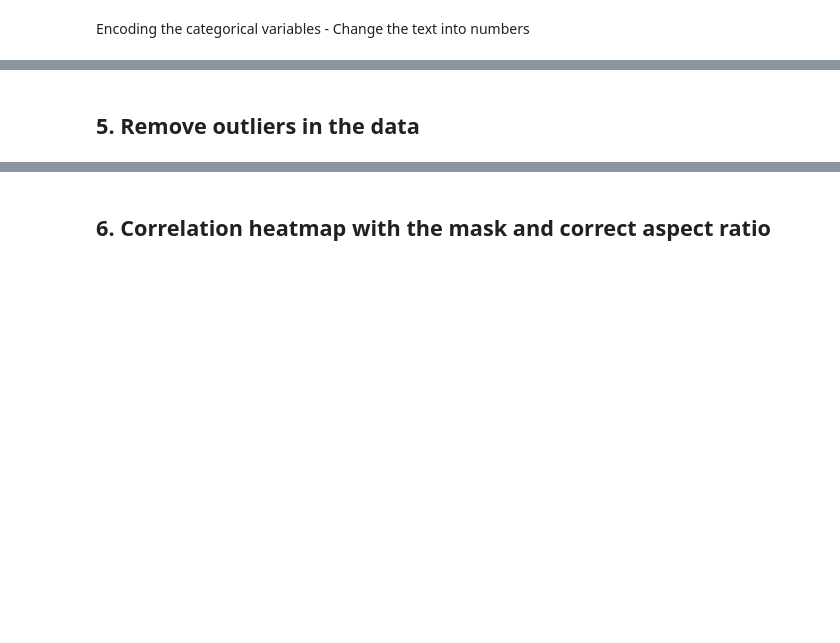
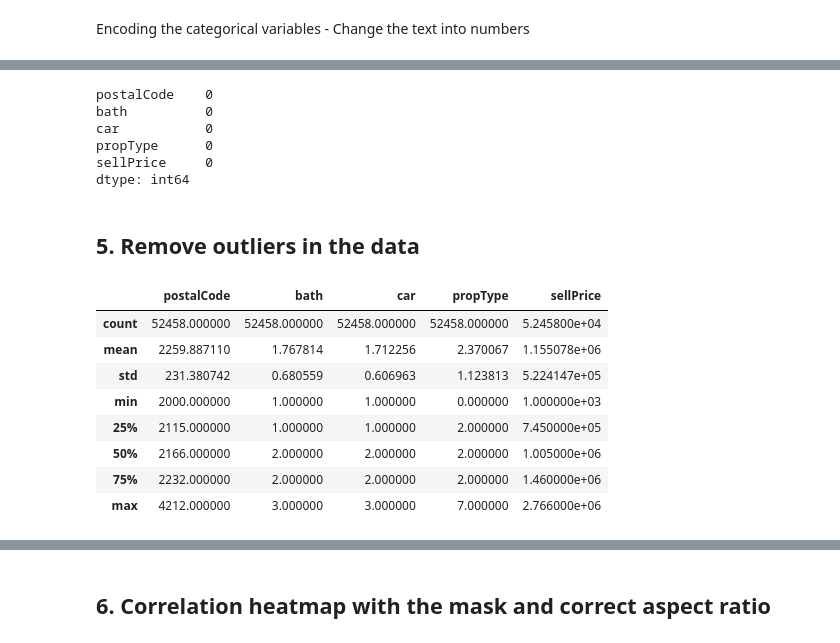
Before and after one commit to DLPY/Regression-Session-2, a Jupyter notebook: SydneyHousePrices_MultipleRegression.ipynb, the cells around one changed output, grey strips where cells are left out. Drawn from its saved outputs; the diff is of its cells as text; code cells hidden in the pictures; blank space fills up the shorter version.

```diff
--- a/SydneyHousePrices_MultipleRegression.ipynb
+++ b/SydneyHousePrices_MultipleRegression.ipynb
@@ -68,3 +171,12 @@ df_new.replace(np.nan, 0)
+# %%
+df_new.isnull().sum()
+# %% [output]
+postalCode    0
+bath          0
+car           0
+propType      0
+sellPrice     0
+dtype: int64
 # %% [markdown]
 ## 5. Remove outliers in the data
 # %%
@@ -84,5 +197,15 @@ df_no_outlier=remove_outlier(df_no_outlier_car, 'sellPrice').reset_index(drop=Tr
 # %%
-df_no_outlier
+df_no_outlier.describe()
+# %% [output]
+|  | postalCode | bath | car | propType | sellPrice |
+| count | 52458.000000 | 52458.000000 | 52458.000000 | 52458.000000 | 5.245800e+04 |
+| mean | 2259.887110 | 1.767814 | 1.712256 | 2.370067 | 1.155078e+06 |
+| std | 231.380742 | 0.680559 | 0.606963 | 1.123813 | 5.224147e+05 |
+| min | 2000.000000 | 1.000000 | 1.000000 | 0.000000 | 1.000000e+03 |
+| 25% | 2115.000000 | 1.000000 | 1.000000 | 2.000000 | 7.450000e+05 |
+| 50% | 2166.000000 | 2.000000 | 2.000000 | 2.000000 | 1.005000e+06 |
+| 75% | 2232.000000 | 2.000000 | 2.000000 | 2.000000 | 1.460000e+06 |
+| max | 4212.000000 | 3.000000 | 3.000000 | 7.000000 | 2.766000e+06 |
 # %%
 corr = df_no_outlier.corr()
 # %%
```
Also changed, not shown: parts of 37 cells of this notebook.
